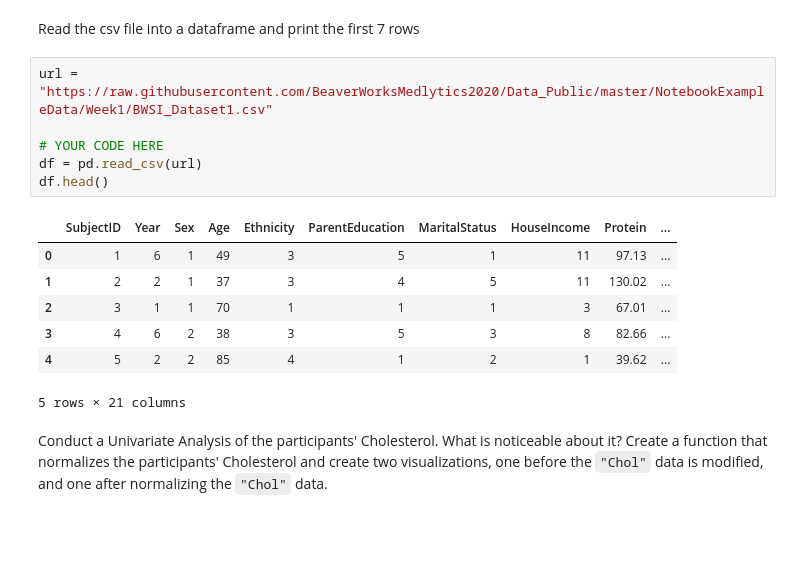
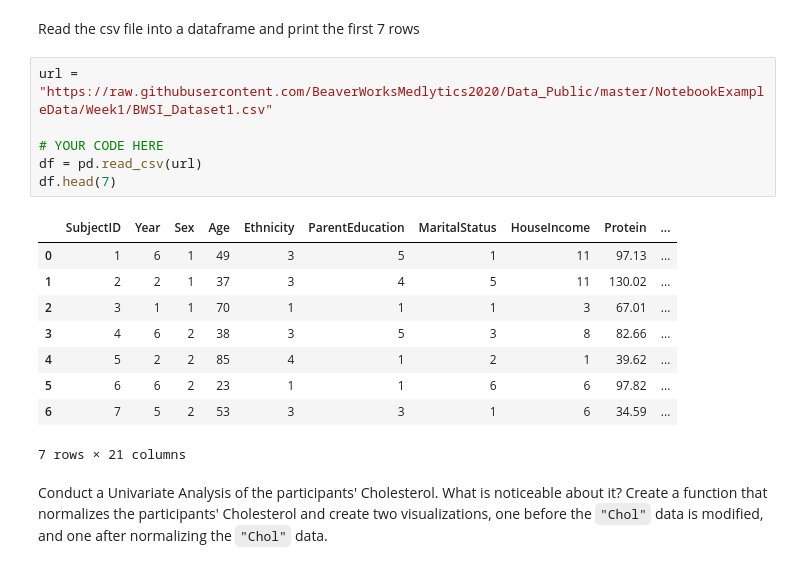
Before and after one commit to erickzheng9/Medlytics_2026, a Jupyter notebook: Week 1/Notebooks/02_Pandas_and_Matplotlib/Matplotlib_Exercises.ipynb, the cells around one changed output. Saved outputs shown, nothing was run; the diff lists cells and outputs as text; blank space fills up the shorter version.

```diff
--- a/Week 1/Notebooks/02_Pandas_and_Matplotlib/Matplotlib_Exercises.ipynb
+++ b/Week 1/Notebooks/02_Pandas_and_Matplotlib/Matplotlib_Exercises.ipynb
@@ -53,17 +75,19 @@ Read the csv file into a dataframe and print the first 7 rows
 # %%
 url = "https://raw.githubusercontent.com/BeaverWorksMedlytics2020/Data_Public/master/NotebookExampleData/Week1/BWSI_Dataset1.csv"
 
 # YOUR CODE HERE
 df = pd.read_csv(url)
-df.head()
+df.head(7)
 # %% [output]
 |  | SubjectID | Year | Sex | Age | Ethnicity | ParentEducation | MaritalStatus | HouseIncome | Protein | ... |
 | 0 | 1 | 6 | 1 | 49 | 3 | 5 | 1 | 11 | 97.13 | ... |
 | 1 | 2 | 2 | 1 | 37 | 3 | 4 | 5 | 11 | 130.02 | ... |
 | 2 | 3 | 1 | 1 | 70 | 1 | 1 | 1 | 3 | 67.01 | ... |
 | 3 | 4 | 6 | 2 | 38 | 3 | 5 | 3 | 8 | 82.66 | ... |
 | 4 | 5 | 2 | 2 | 85 | 4 | 1 | 2 | 1 | 39.62 | ... |
+| 5 | 6 | 6 | 2 | 23 | 1 | 1 | 6 | 6 | 97.82 | ... |
+| 6 | 7 | 5 | 2 | 53 | 3 | 3 | 1 | 6 | 34.59 | ... |
-5 rows × 21 columns
+7 rows × 21 columns
 # %% [markdown]
 Conduct a Univariate Analysis of the participants' Cholesterol. What is noticeable about it? Create a function that normalizes the participants' Cholesterol and create two visualizations, one before the `"Chol"` data is modified, and one after normalizing the `"Chol"` data.
 # %%
```
Also changed, not shown: parts of 8 cells of this notebook.
